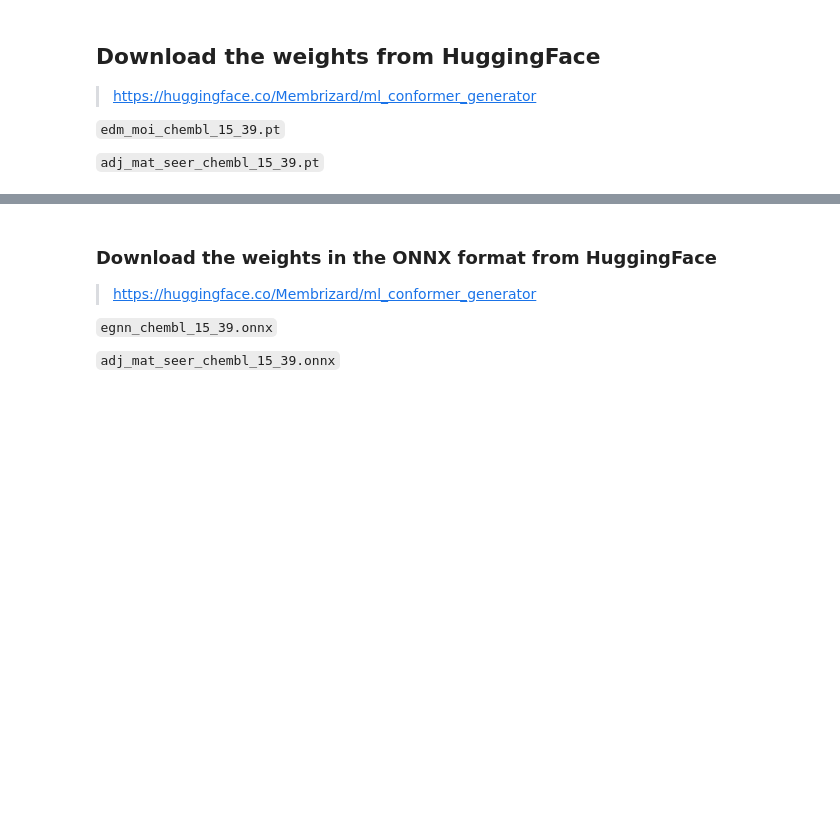
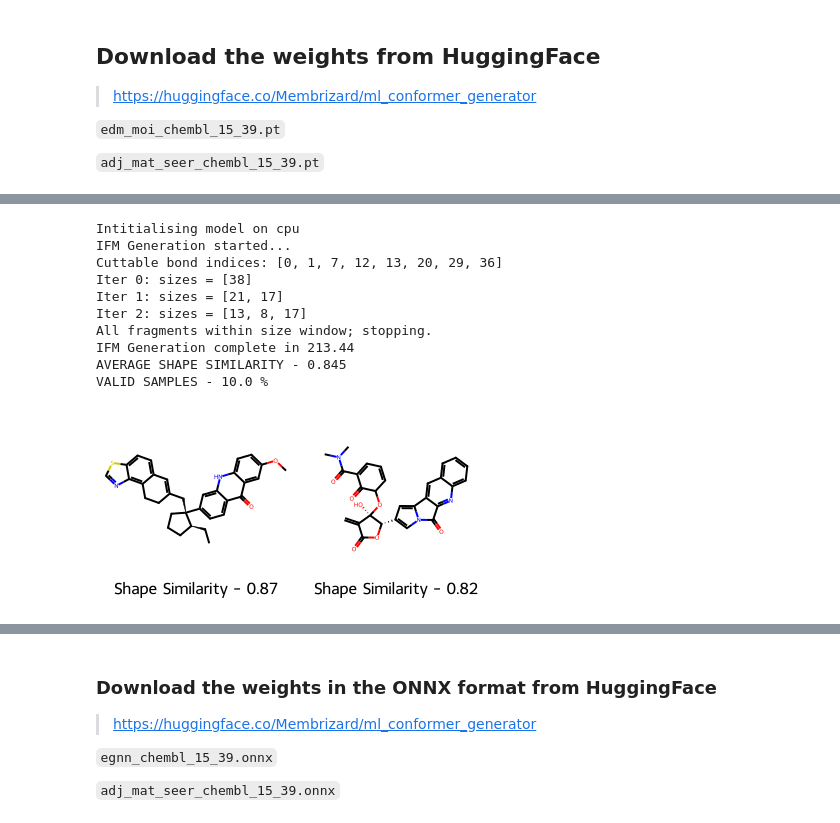
Before and after one commit to Membrizard/ml_conformer_generator, a Jupyter notebook: python_api_demo.ipynb, the cells around one changed output, grey strips where cells are left out. Cells and saved outputs as stored; diff of their text form; code cells hidden in the pictures; blank space fills up the shorter version.

```diff
--- a/python_api_demo.ipynb
+++ b/python_api_demo.ipynb
@@ -547,0 +412,80 @@ Draw.MolsToGridImage(mols)
+# %%
+import time
+import torch
+
+from rdkit import Chem, RDLogger
+from rdkit.Chem import Draw
+
+from src.mlconfgen.inertial_fragment_matching import inertial_fragment_matching
+from src.mlconfgen import MLConformerGenerator, evaluate_samples
+
+
+RDLogger.DisableLog('rdApp.*')
+
+if torch.cuda.is_available():
+    device = torch.device("cuda:0")
+else:
+    device = torch.device("cpu")
+
+print(f"Intitialising model on {device}")
+
+generator = MLConformerGenerator(
+                                 edm_weights="./edm_moi_chembl_6_39_fragments.pt",
+                                 adj_mat_seer_weights="./adj_mat_seer_chembl_15_39.pt",
+                                 device=device,
+                                 diffusion_steps=100,
+                                )
+
+
+# Load a Reference conformer
+ref_mol = Chem.MolFromMolFile('./assets/demo_files/38_atoms_example.mol')
+
+# Generate Samples
+print("IFM Generation started...")
+start = time.time()
+
+N_SAMPLES = 20
+samples = inertial_fragment_matching(
+                                     ref_mol=ref_mol,
+                                     n_samples=N_SAMPLES,
+                                     generator=generator,
+                                     variance=1,
+                                     predict_bonds=True,
+                                     verbose=True,
+                                    )
+
+print(f"IFM Generation complete in {round(time.time() - start, 2)}")
+
+
+_, std_samples = evaluate_samples(ref_mol, samples)
+
+
+# Display results
+mols = []
+legends = []
+average_shape_similarity = 0
+for sample in std_samples:
+    mol = Chem.MolFromMolBlock(sample['mol_block'])
+    mol = Chem.MolFromSmiles(Chem.MolToSmiles(mol))
+    mol.SetProp("Shape_Tanimoto", str(sample['shape_tanimoto']))
+    mols.append(mol)
+    legends.append(f"Shape Similarity - {round(sample['shape_tanimoto'], 2)}")
+    average_shape_similarity += round(sample['shape_tanimoto'], 2)
+
+average_shape_similarity = average_shape_similarity / len(std_samples)
+print(f"AVERAGE SHAPE SIMILARITY - {average_shape_similarity}")
+print(f"VALID SAMPLES - {round(len(std_samples) / N_SAMPLES,2) * 100} %")
+
+Draw.MolsToGridImage(mols, legends=legends)
+# %% [output]
+Intitialising model on cpu
+IFM Generation started...
+Cuttable bond indices: [0, 1, 7, 12, 13, 20, 29, 36]
+Iter 0: sizes = [38]
+Iter 1: sizes = [21, 17]
+Iter 2: sizes = [13, 8, 17]
+All fragments within size window; stopping.
+IFM Generation complete in 213.44
+AVERAGE SHAPE SIMILARITY - 0.845
+VALID SAMPLES - 10.0 %
+[figure, added]
```
Also changed, not shown: parts of 29 cells of this notebook, 3 other files.
